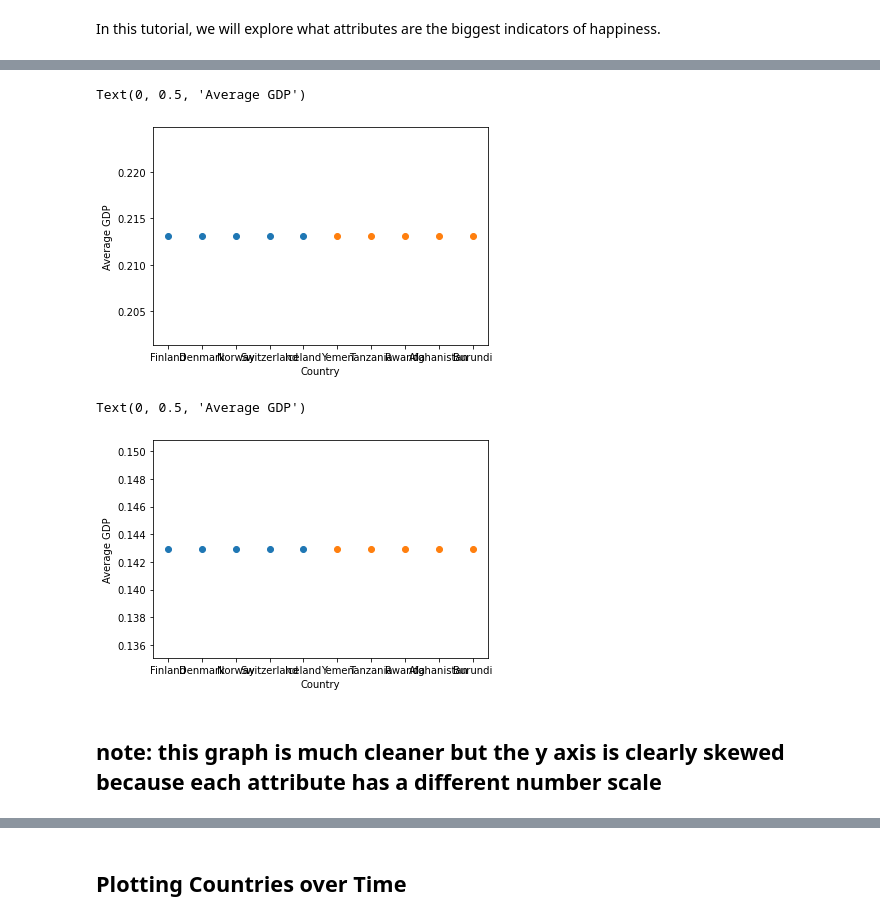
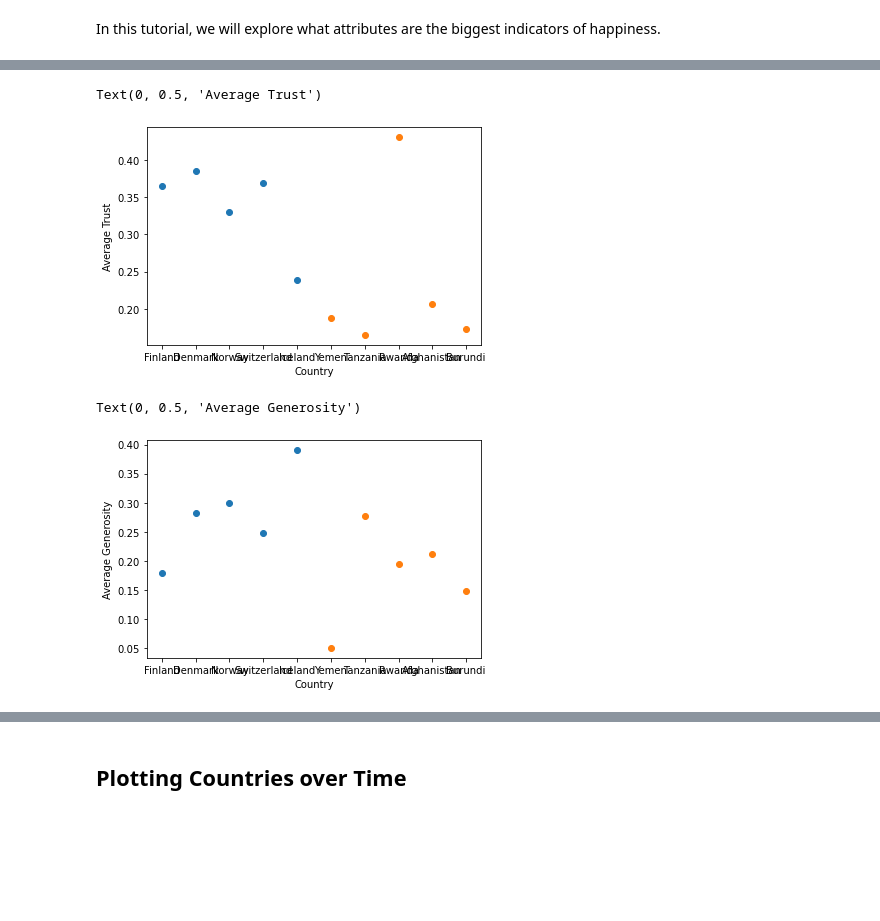
Before and after one commit to gordonwu66/gordonwu66.github.io, a Jupyter notebook: Happiness Tutorial.ipynb, the cells around one changed output, grey strips where cells are left out. Drawn from its saved outputs; the diff is of its cells as text; code cells hidden in the pictures; blank space fills up the shorter version.

```diff
--- a/Happiness Tutorial.ipynb
+++ b/Happiness Tutorial.ipynb
@@ -325,18 +329,16 @@ Text(0, 0.5, 'Average GDP')
 # %%
 plt.scatter(x = top_averages['Country'], y = top_averages['Average Trust'])
 plt.scatter(x = bottom_averages['Country'], y = bottom_averages['Average Trust'])
 plt.xlabel('Country')
-plt.ylabel('Average GDP')
+plt.ylabel('Average Trust')
 # %% [output]
-Text(0, 0.5, 'Average GDP')
+Text(0, 0.5, 'Average Trust')
-[figure, old version]
+[figure, new version]
 # %%
 plt.scatter(x = top_averages['Country'], y = top_averages['Average Generosity'])
 plt.scatter(x = bottom_averages['Country'], y = bottom_averages['Average Generosity'])
 plt.xlabel('Country')
-plt.ylabel('Average GDP')
+plt.ylabel('Average Generosity')
 # %% [output]
-Text(0, 0.5, 'Average GDP')
+Text(0, 0.5, 'Average Generosity')
-[figure, old version]
+[figure, new version]
-# %% [markdown]
-## note: this graph is much cleaner but the y axis is clearly skewed because each attribute has a different number scale
```
Also changed, not shown: parts of 19 cells of this notebook.
